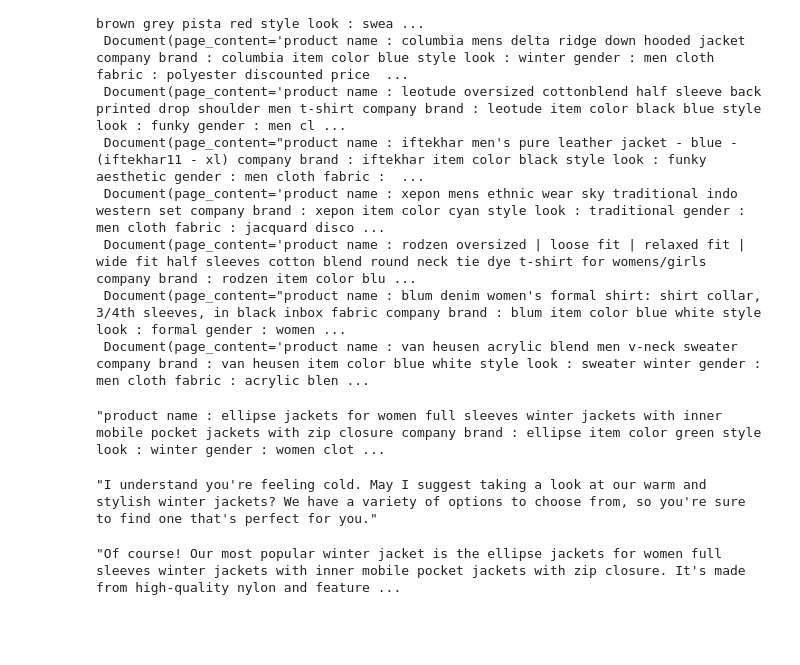
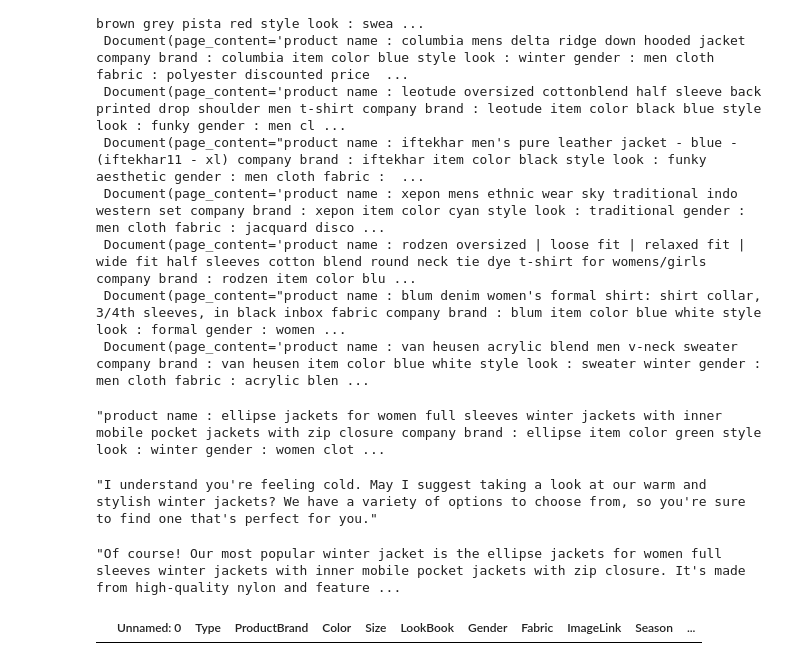
Before and after one commit to bhagirath-bhp/hack-nu-thon-5-backend, a Jupyter notebook: data_processing.ipynb, the cells around one changed output. Cells and saved outputs as stored; diff of their text form; code cells hidden in the pictures; blank space fills up the shorter version.

```diff
--- a/data_processing.ipynb
+++ b/data_processing.ipynb
@@ -282,0 +289,7 @@ llm.invoke("""you are a salse person. try to give human like response according
+# %%
+dff = pd.read_csv("data/finalDataset.csv")
+# dff = dff.dropna()
+# %%
+dff.dropna()
+# %% [output]
+|  | Unnamed: 0 | Type | ProductBrand | Color | Size | LookBook | Gender | Fabric | ImageLink | Season | ... |
```
Also changed, not shown: parts of 10 cells of this notebook, 1 other file.
